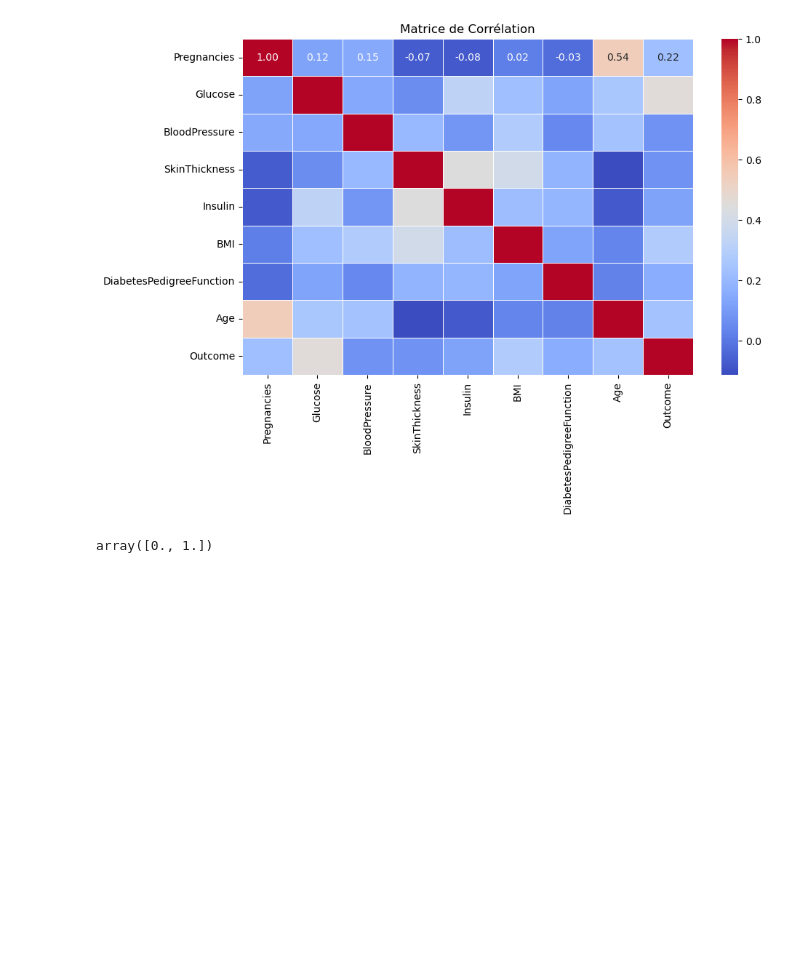
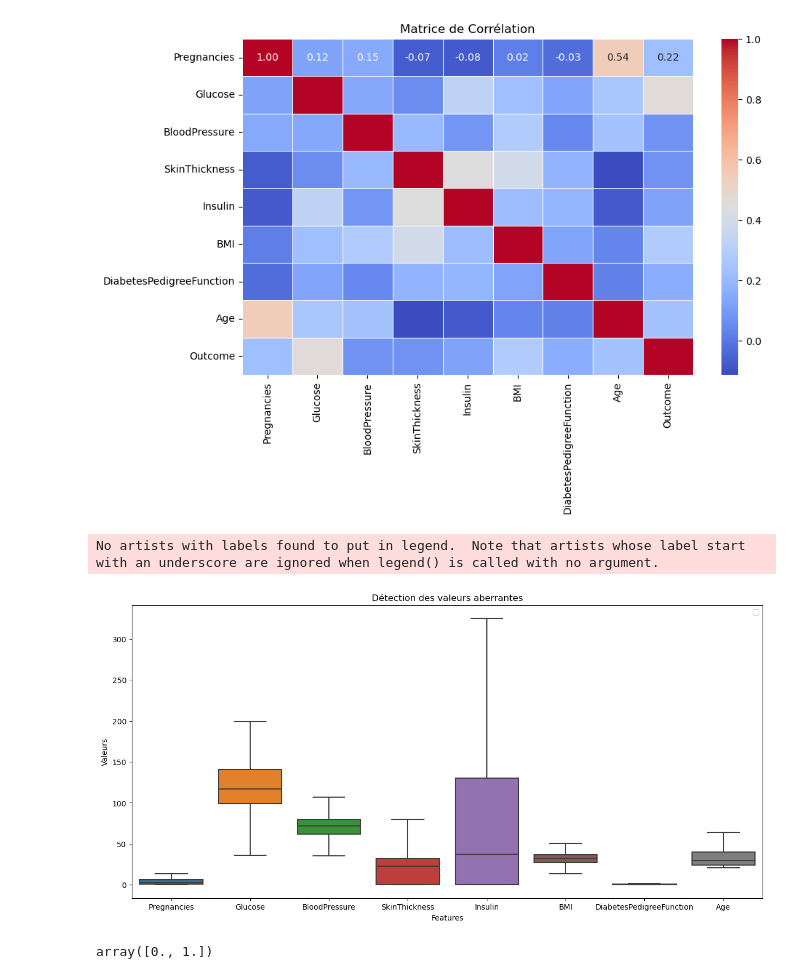
Before and after one commit to Strate-Milambo/Diabetes_detection, a Jupyter notebook: Main.ipynb, the cells around one changed output. Drawn from its saved outputs; the diff is of its cells as text; code cells hidden in the pictures; blank space fills up the shorter version.

```diff
--- a/Main.ipynb
+++ b/Main.ipynb
@@ -187,8 +198,19 @@ def wisker(col):
     uw = q3 + 1.5 * iqr
     return lw , uw
 # %%
-for i in df.select_dtypes(include="number").columns:
-    lw , uw = wisker(df[i])
-    df[i] = np.where(df[i] < lw, lw , df[i])
-    df[i] = np.where(df[i] > uw, uw , df[i])
+for i in dataframe.select_dtypes(include="number").columns:
+    lw , uw = wisker(dataframe[i])
+    dataframe[i] = np.where(dataframe[i] < lw, lw , dataframe[i])
+    dataframe[i] = np.where(dataframe[i] > uw, uw , dataframe[i])
+# %%
+plt.figure(figsize=(15,7))
+sn.boxplot(dataframe.iloc[:,:-1])
+plt.title("Détection des valeurs aberrantes")
+plt.xlabel('Features')
+plt.ylabel('Valeurs')
+plt.legend()
+plt.show()
+# %% [output]
+No artists with labels found to put in legend.  Note that artists whose label start with an underscore are ignored when legend() is called with no argument.
+[figure, added]
 # %%
```
Also changed, not shown: parts of 36 cells of this notebook.
